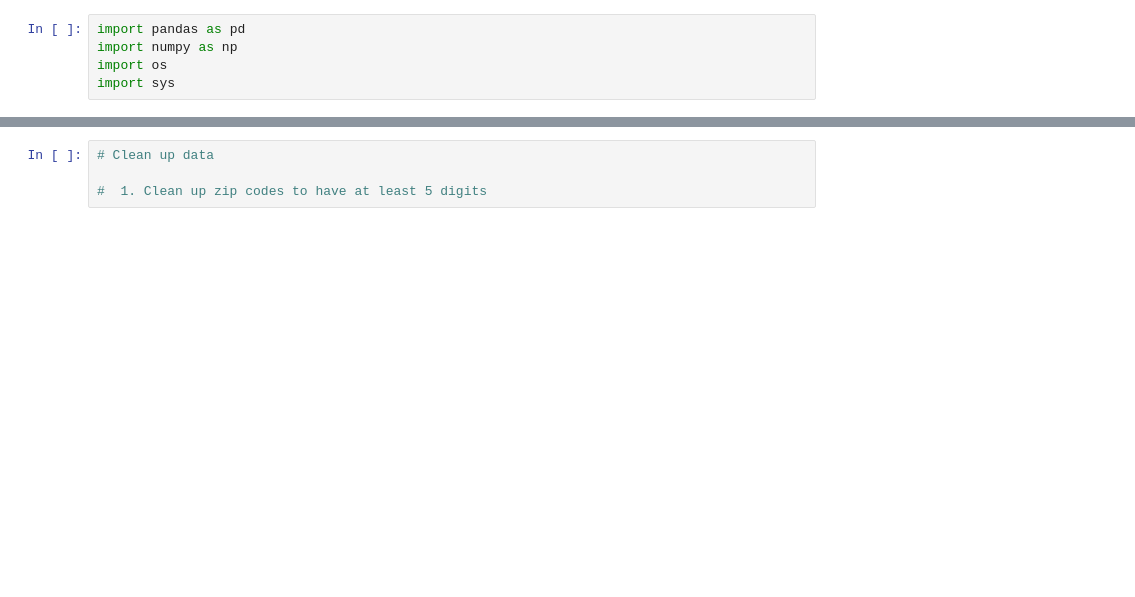
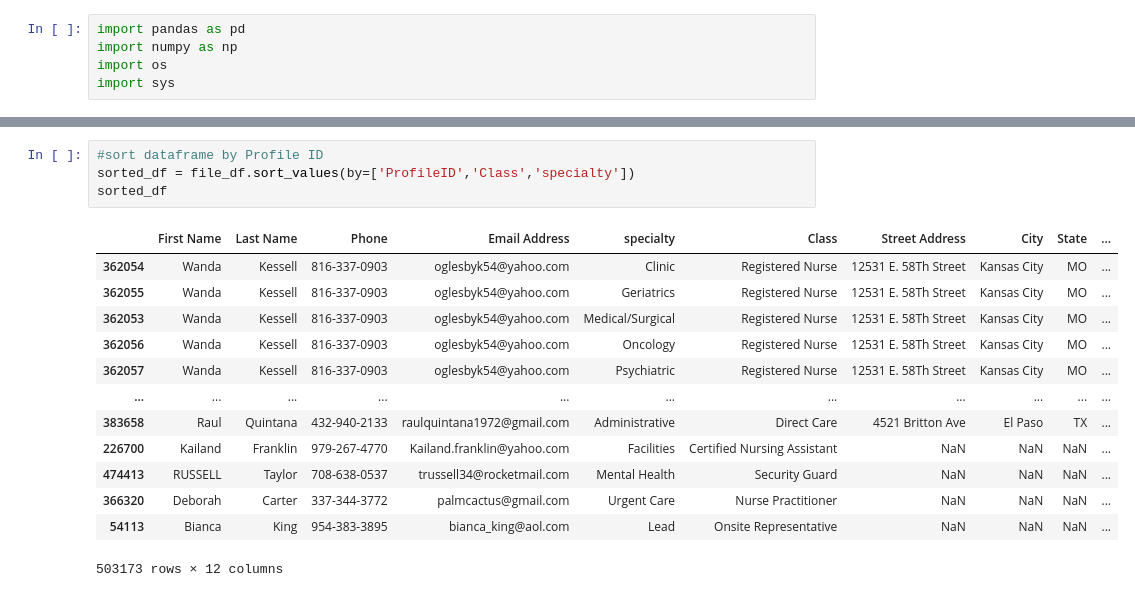
Before and after one commit to julieheadlee/DataCleanup, a Jupyter notebook: Mobilize cleanup.ipynb, the cells around one changed output, grey strips where cells are left out. Cells and saved outputs as stored; diff of their text form; blank space fills up the shorter version.

```diff
--- a/Mobilize cleanup.ipynb
+++ b/Mobilize cleanup.ipynb
@@ -52,4 +36,18 @@ clean_mobilize_df
 # %%
-# Clean up data
-
-#  1. Clean up zip codes to have at least 5 digits
+#sort dataframe by Profile ID
+sorted_df = file_df.sort_values(by=['ProfileID','Class','specialty'])
+sorted_df
+# %% [output]
+|  | First Name | Last Name | Phone | Email Address | specialty | Class | Street Address | City | State | ... |
+| 362054 | Wanda | Kessell | 816-337-0903 | oglesbyk54@yahoo.com | Clinic | Registered Nurse | 12531 E. 58Th Street | Kansas City | MO | ... |
+| 362055 | Wanda | Kessell | 816-337-0903 | oglesbyk54@yahoo.com | Geriatrics | Registered Nurse | 12531 E. 58Th Street | Kansas City | MO | ... |
+| 362053 | Wanda | Kessell | 816-337-0903 | oglesbyk54@yahoo.com | Medical/Surgical | Registered Nurse | 12531 E. 58Th Street | Kansas City | MO | ... |
+| 362056 | Wanda | Kessell | 816-337-0903 | oglesbyk54@yahoo.com | Oncology | Registered Nurse | 12531 E. 58Th Street | Kansas City | MO | ... |
+| 362057 | Wanda | Kessell | 816-337-0903 | oglesbyk54@yahoo.com | Psychiatric | Registered Nurse | 12531 E. 58Th Street | Kansas City | MO | ... |
+| ... | ... | ... | ... | ... | ... | ... | ... | ... | ... | ... |
+| 383658 | Raul | Quintana | 432-940-2133 | raulquintana1972@gmail.com | Administrative | Direct Care | 4521 Britton Ave | El Paso | TX | ... |
+| 226700 | Kailand | Franklin | 979-267-4770 | Kailand.franklin@yahoo.com | Facilities | Certified Nursing Assistant | NaN | NaN | NaN | ... |
+| 474413 | RUSSELL | Taylor | 708-638-0537 | trussell34@rocketmail.com | Mental Health | Security Guard | NaN | NaN | NaN | ... |
+| 366320 | Deborah | Carter | 337-344-3772 | palmcactus@gmail.com | Urgent Care | Nurse Practitioner | NaN | NaN | NaN | ... |
+| 54113 | Bianca | King | 954-383-3895 | bianca_king@aol.com | Lead | Onsite Representative | NaN | NaN | NaN | ... |
+503173 rows × 12 columns
```
Also changed, not shown: parts of 5 cells of this notebook, 5 other files.
